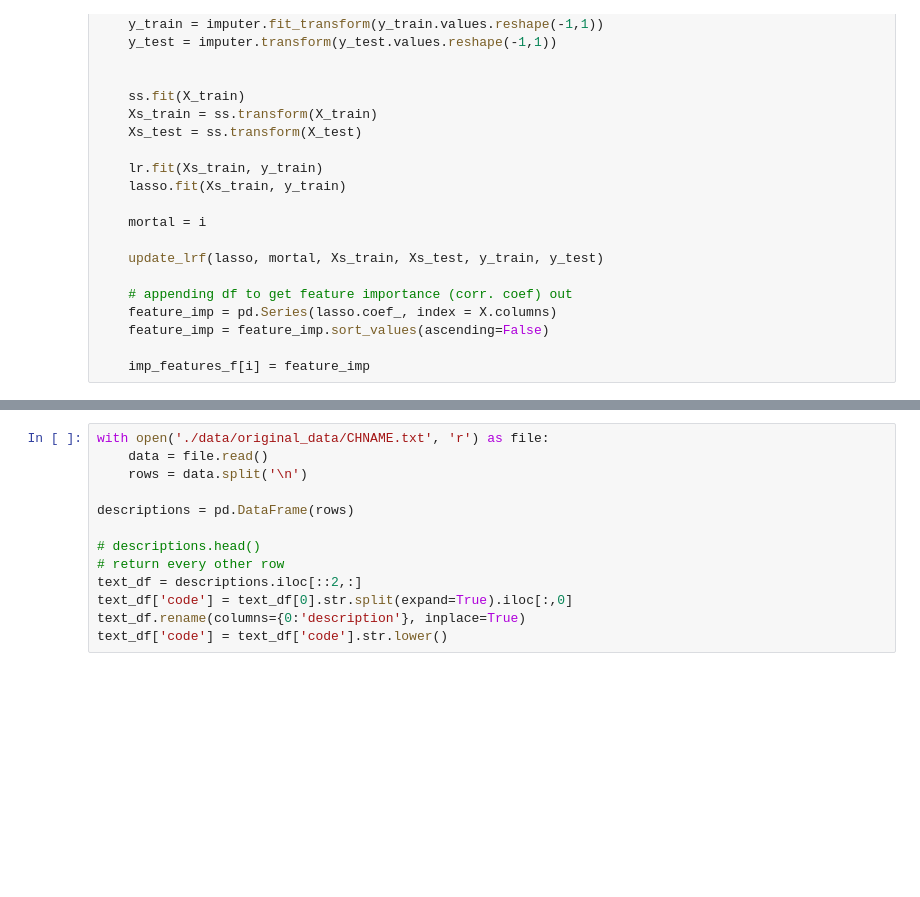
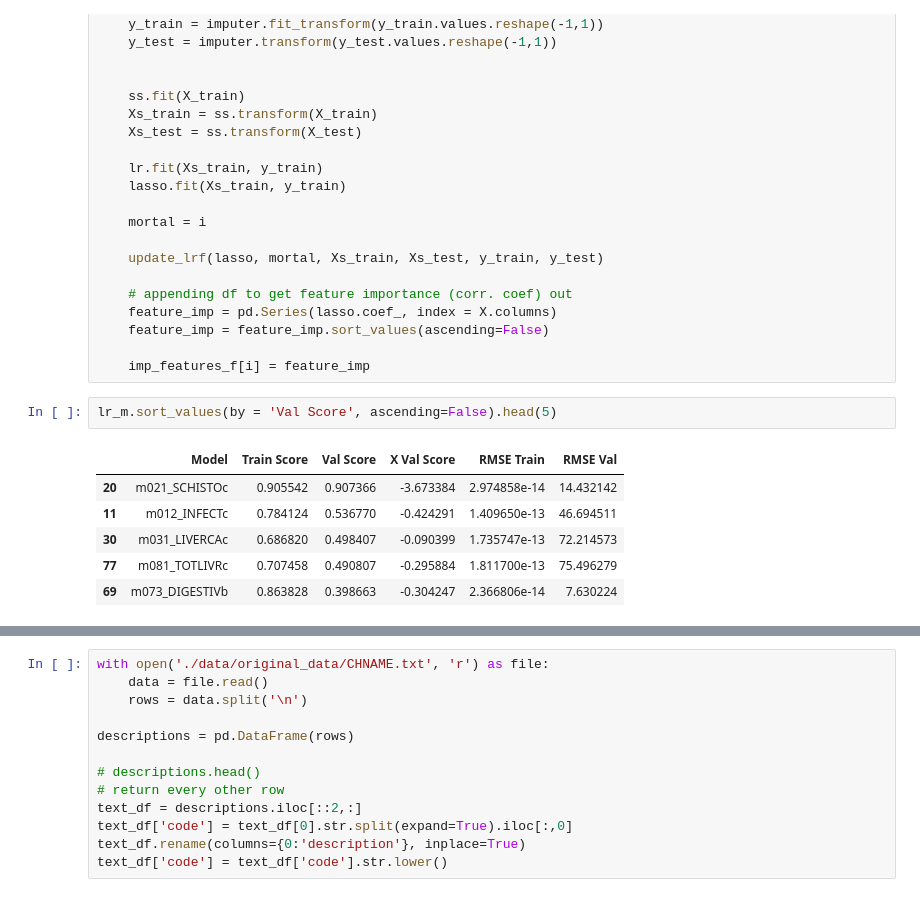
Before and after one commit to colbytse/community_health_project, a Jupyter notebook: summary_notebook.ipynb, the cells around one changed output, grey strips where cells are left out. Saved outputs shown, nothing was run; the diff lists cells and outputs as text; blank space fills up the shorter version.

```diff
--- a/summary_notebook.ipynb
+++ b/summary_notebook.ipynb
@@ -434,3 +434,12 @@ for i in mortalities_f:
     feature_imp = feature_imp.sort_values(ascending=False)
 
     imp_features_f[i] = feature_imp
+# %%
+lr_m.sort_values(by = 'Val Score', ascending=False).head(5)
+# %% [output]
+|  | Model | Train Score | Val Score | X Val Score | RMSE Train | RMSE Val |
+| 20 | m021_SCHISTOc | 0.905542 | 0.907366 | -3.673384 | 2.974858e-14 | 14.432142 |
+| 11 | m012_INFECTc | 0.784124 | 0.536770 | -0.424291 | 1.409650e-13 | 46.694511 |
+| 30 | m031_LIVERCAc | 0.686820 | 0.498407 | -0.090399 | 1.735747e-13 | 72.214573 |
+| 77 | m081_TOTLIVRc | 0.707458 | 0.490807 | -0.295884 | 1.811700e-13 | 75.496279 |
+| 69 | m073_DIGESTIVb | 0.863828 | 0.398663 | -0.304247 | 2.366806e-14 | 7.630224 |
```
Also changed, not shown: parts of 1 cell of this notebook, 1 other file.
